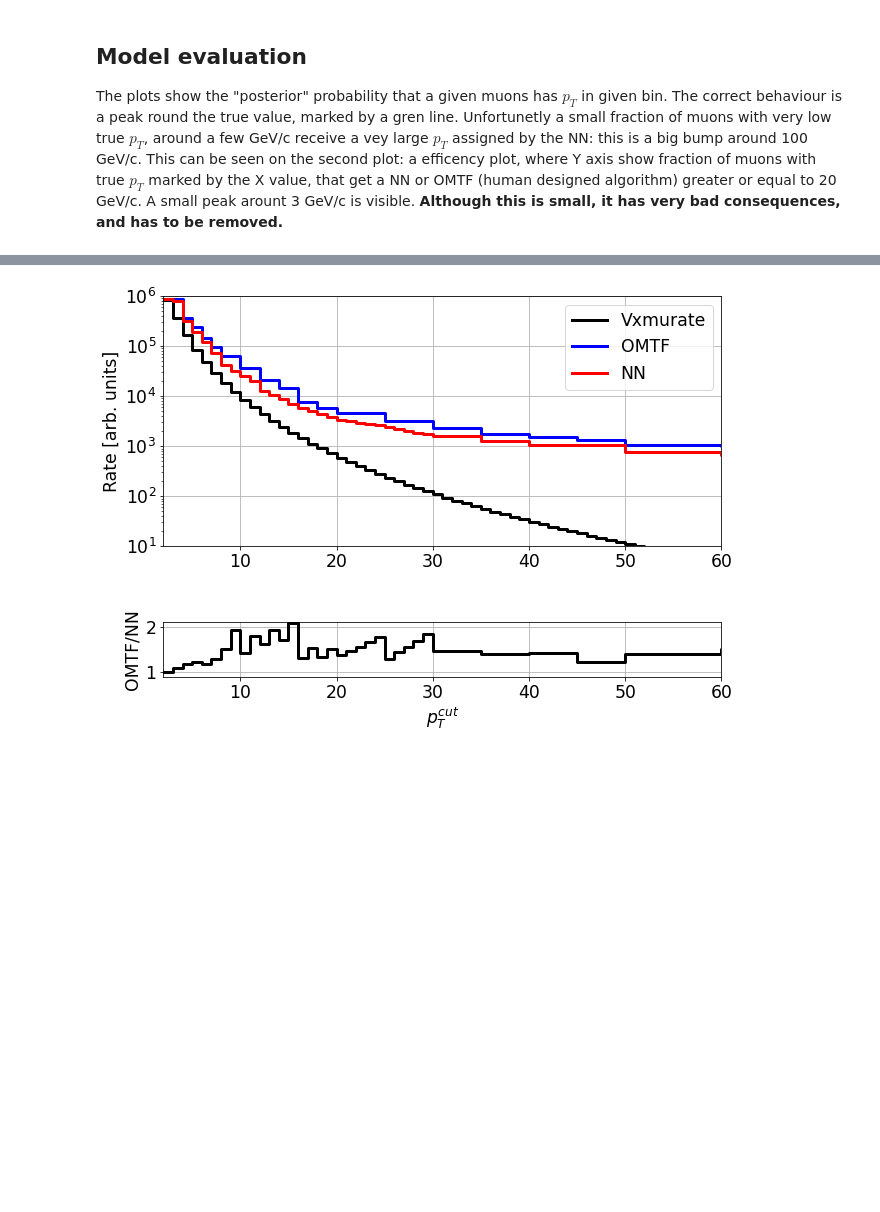
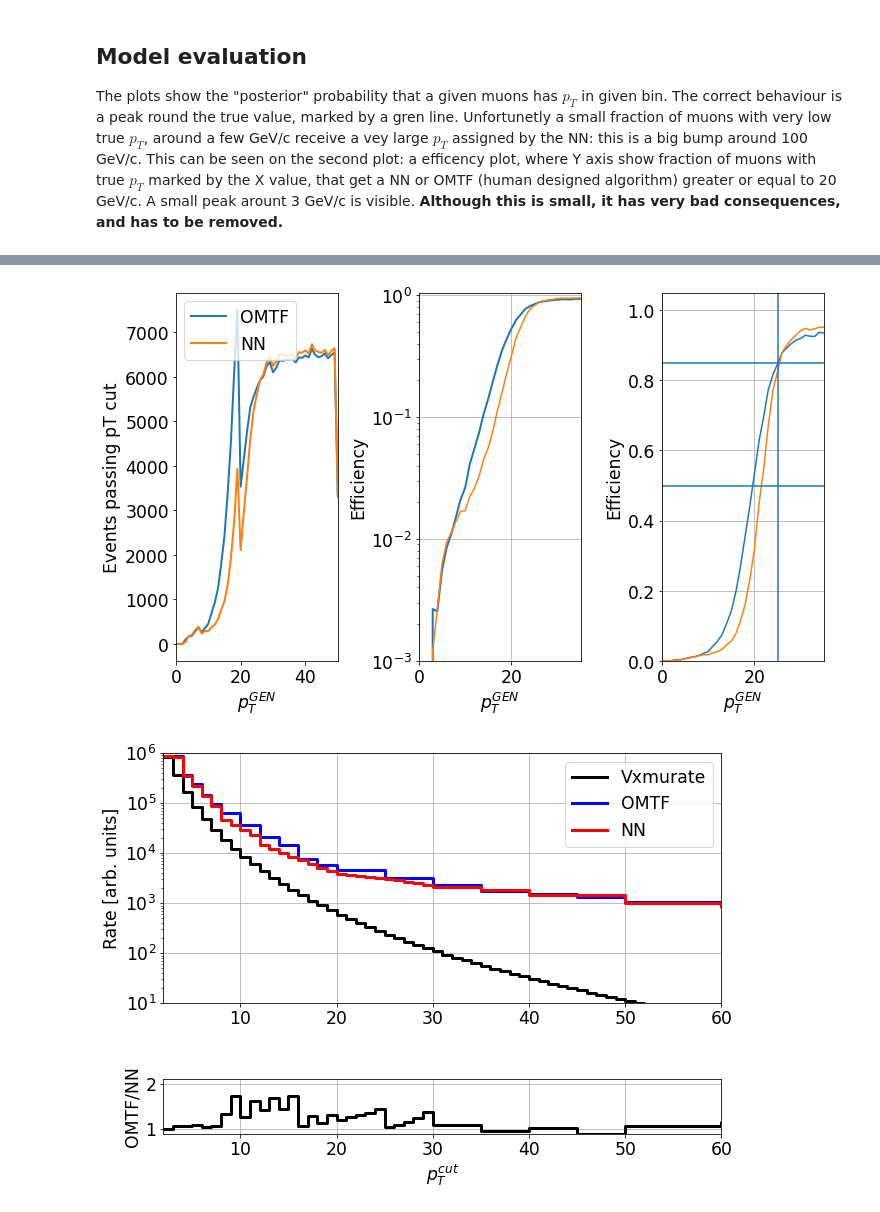
Before and after one commit to akalinow/MachineLearning, a Jupyter notebook: OMTF/OMTF_NN.ipynb, the cells around one changed output, grey strips where cells are left out. Drawn from its saved outputs; the diff is of its cells as text; code cells hidden in the pictures; blank space fills up the shorter version.

```diff
--- a/OMTF/OMTF_NN.ipynb
+++ b/OMTF/OMTF_NN.ipynb
@@ -41,6 +41,11 @@ minPlog = np.log(minProbability)
 nPdfValBits = 6
 refLayers = [0, 7, 2, 6, 16, 4, 10, 11]
 ptBins = tf.concat([tf.range(0.0, 5, 0.5), tf.range(5, 30, 1.0), tf.range(30, 40, 5.0), tf.range(40, 60, 10.0), tf.range(60, 100, 20.0), tf.range(100, 201, 50.0), [99999.0]], axis=0)
+# %%
+tensor = tf.searchsorted(ptBins, [200.0], side='left')
+print(tensor)
+pt = tf.where(ptBins.numpy()[tensor]<9999, ptBins.numpy()[tensor], [200])
+print(pt)
 # %% [markdown]
 ## Use mixed precision policy: 32 bits for data, 16 bits for weights
 # %%
@@ -301,14 +308,14 @@ validation_dataset = loadDataset(validationFileNames, isTrain=True, nEpochs=1, b
 
 model = getModel()
 
-#nEpochsSaved = 5
-#checkpoint_path = "training/model_full_{epoch:04d}"
-#model = loadModel(checkpoint_path)
+nEpochsSaved = 3
+checkpoint_path = "training/model_full_{epoch:04d}"
+model = loadModel(checkpoint_path)
 
 log_dir = "logs/fit/" + datetime.now().strftime("%Y%m%d-%H%M%S")
 tensorboard_callback = tf.keras.callbacks.TensorBoard(log_dir=log_dir, histogram_freq=1, profile_batch=(110, 120))
 
-nEpochs = 3
+nEpochs = 5
 history = model.fit(train_dataset, epochs=nEpochs,
                             use_multiprocessing=True,
                             verbose=1,
@@ -348,14 +358,14 @@ import importlib
 import plottingFunctions as plf
 importlib.reload(plf)
 
-cumulativePosteriorCut = 0.65
+cumulativePosteriorCut = 0.75
 
 if not runOnCluster:
 
     current_time = datetime.now().strftime("%b %d %Y %H:%M:%S")
     print("Inference start. Current Time =", current_time)
 
-    nEpochsSaved = 3
+    nEpochsSaved = 5
     checkpoint_path = "training/model_full_{epoch:04d}"
     model = tf.keras.models.load_model(checkpoint_path.format(epoch=nEpochsSaved), custom_objects=custom_objects)
     model.summary()
@@ -397,34 +407,37 @@ Inference end. Current Time = Jun 07 2021 12:56:56
 # %%
 import plottingFunctions as plf
 importlib.reload(plf)
 
 #df1 = df[(df["genPt"]<10)&(df["genPt"]>0)]
 #plf.plotCM(df1, pT2Label)
 #plf.plotPull(df1)
-
+plf.plotTurnOn(df, ptCut=25)
+'''
 plf.plotTurnOn(df, ptCut=5)
 plf.plotTurnOn(df, ptCut=10)
 plf.plotTurnOn(df, ptCut=20)
 plf.plotTurnOn(df, ptCut=22)
 plf.plotTurnOn(df, ptCut=23)
 plf.plotTurnOn(df, ptCut=24)
 plf.plotTurnOn(df, ptCut=25)
 plf.plotTurnOn(df, ptCut=30)
 plf.plotTurnOn(df, ptCut=40)
 plf.plotTurnOn(df, ptCut=50)
 plf.plotTurnOn(df, ptCut=100)
 plf.plotTurnOn(df, ptCut=150)
 plf.plotTurnOn(df, ptCut=200)
 plf.plotPull(df)
 plf.plotCM(df, pT2Label)
+'''
 plf.plotRate(df)
+# %% [output]
+[figure, added]
+[figure, added]
 # %%
 import plottingFunctions as plf
 importlib.reload(plf)
 
-df1 = df[(df["genPt"]<10)&(df["genPt"]>0)]
+df1 = df[(df["genPt"]>10)&(df["genPt"]<20)]
 
-#plf.plotCM(df1, pT2Label)
-plf.plotRate(df)
+plf.plotCM(df1, pT2Label)
+plf.plotPull(df1)
-# %% [output]
-[figure, removed]
```
Also changed, not shown: parts of 5 cells of this notebook, 2 other files.
